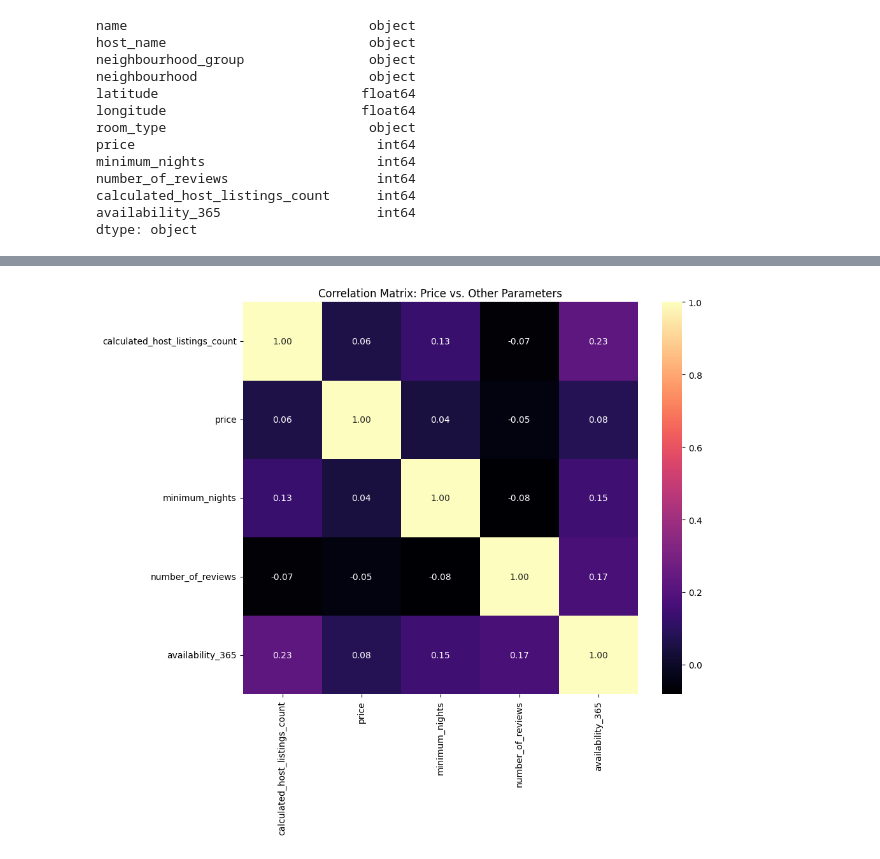
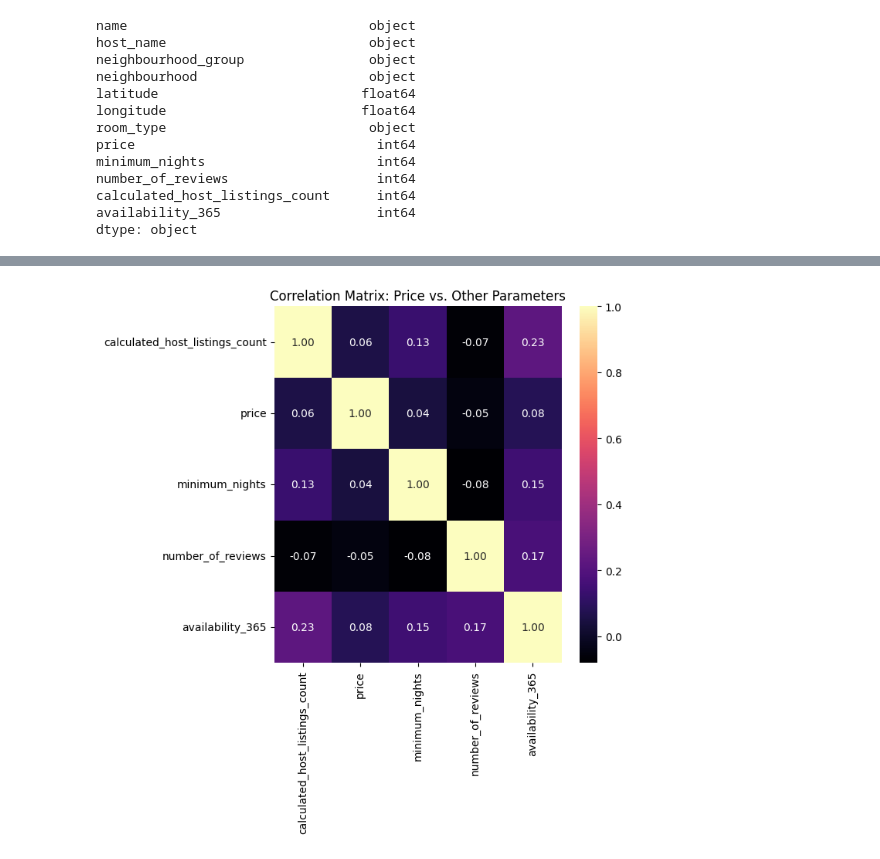
Before and after one commit to bilal147-st/stats-Assignment_1, a Jupyter notebook: Bilal_Ahmad.ipynb, the cells around one changed output, grey strips where cells are left out. Cells and saved outputs as stored; diff of their text form; code cells hidden in the pictures.

```diff
--- a/Bilal_Ahmad.ipynb
+++ b/Bilal_Ahmad.ipynb
@@ -111,10 +112,10 @@ plt.show()
 # %%
 
 numerical_columns = airbnb_data[['calculated_host_listings_count', 'price', 'minimum_nights', 'number_of_reviews', 'availability_365']]
 correlation_matrix = numerical_columns.corr()
-plt.figure(figsize=(10, 8))
+plt.figure(figsize=(6, 6))
 sns.heatmap(correlation_matrix, annot=True, cmap='magma', fmt=".2f")
 plt.title('Correlation Matrix: Price vs. Other Parameters')
 plt.show()
 # %% [output]
-[figure, old version]
+[figure, new version]
```
Also changed, not shown: parts of 2 cells of this notebook.
